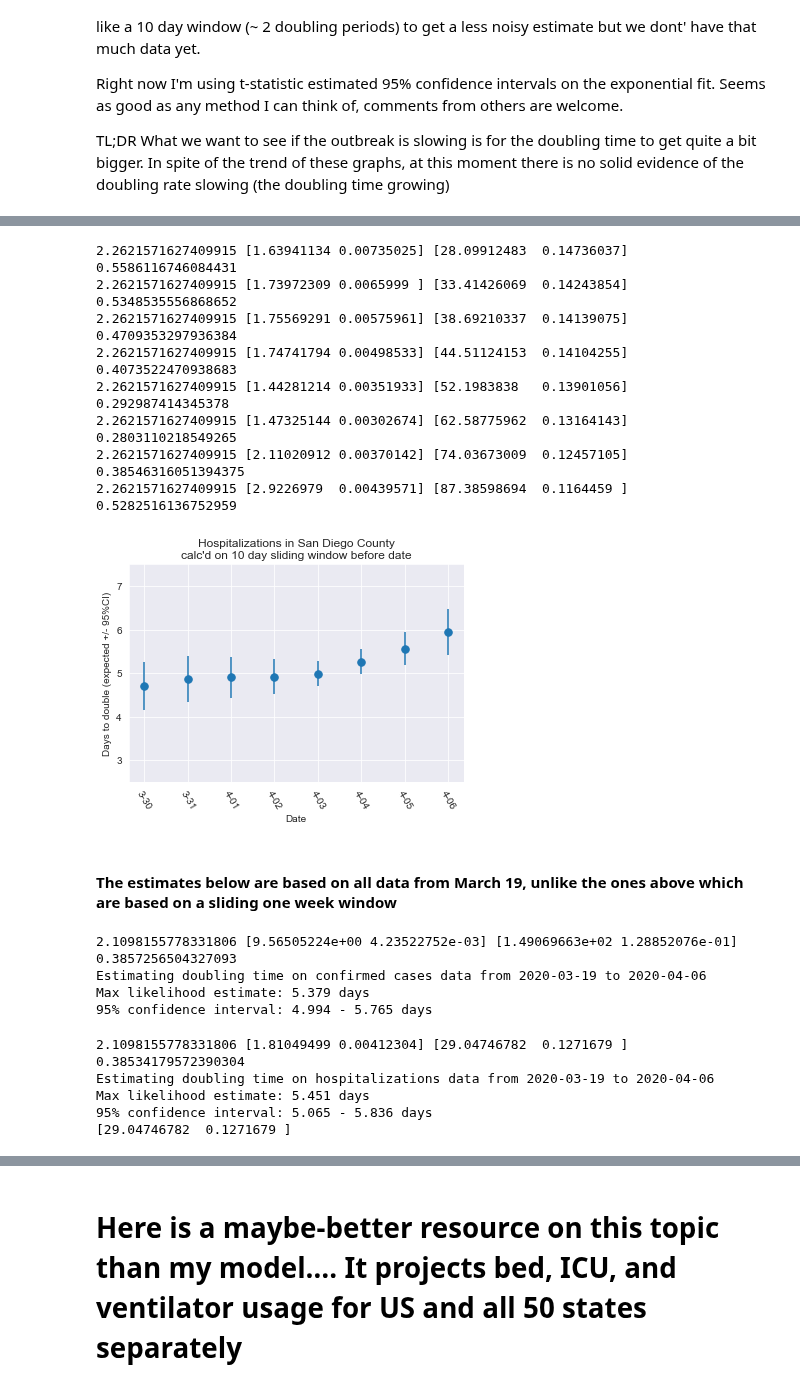
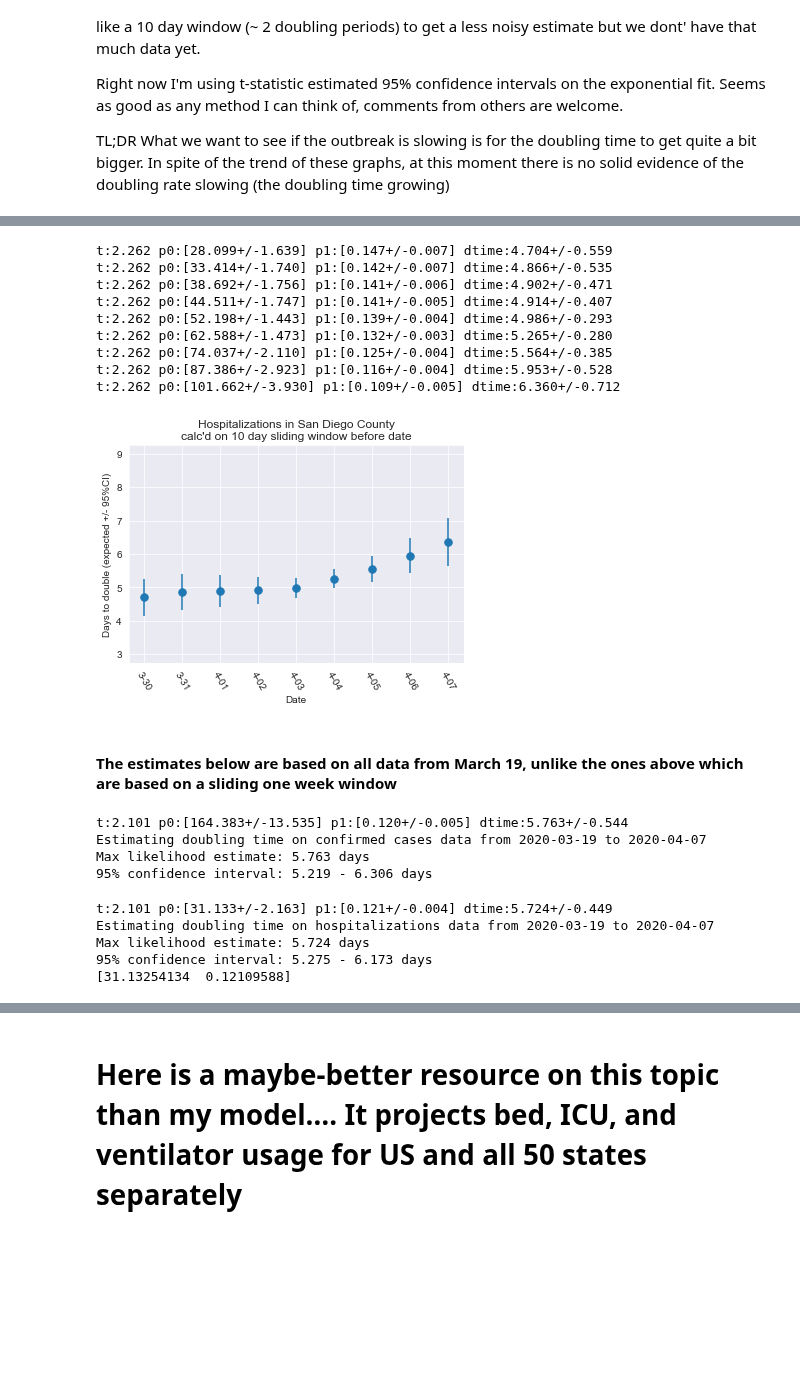
Before and after one commit to jasongfleischer/SanDiegoCountyCOVID19, a Jupyter notebook: San Diego Country Coronavirus History.ipynb, the cells around one changed output, grey strips where cells are left out. Cells and saved outputs as stored; diff of their text form; code cells hidden in the pictures; blank space fills up the shorter version.

```diff
--- a/San Diego Country Coronavirus History.ipynb
+++ b/San Diego Country Coronavirus History.ipynb
@@ -190,7 +190,8 @@ def estimate_doubling_time(data):
     # this is the exponential param's stdev * Student's t correction for small N
     # we also have to convert exponetial param to doubling time
     ci95 = (np.log(2)/(pest[1]-sigmas[1]) - doubling_time)*tval
-    print(tval, sigmas, pest, ci95)
+    print('t:{:4.3f} p0:[{:4.3f}+/-{:4.3f}] p1:[{:4.3f}+/-{:4.3f}] dtime:{:4.3f}+/-{:4.3f}'.format(
+        tval, pest[0], sigmas[0], pest[1], sigmas[1], doubling_time, ci95))
 
     return(doubling_time, ci95, pest, pcov)
 
@@ -312,35 +316,36 @@ plt.savefig('Plots/hospitaldoubling.png',dpi=300);
 # %%
 
 start_calc = '2020-03-30'
 ex = []
 er = []
 ix = []
 
 # calc doubling time in a sliding window backwards 1 week for each day
 for day in hospitalizations[start_calc:].index:
     todate = day
     fromdate = (pd.Timestamp(day)-pd.Timedelta('10 days')).isoformat().split('T')[0]
     doubling_time, ci95, hosp_p_est, hosp_p_cov = estimate_doubling_time(hospitalizations[fromdate:todate])
     ex.append( doubling_time )
     er.append( ci95 )
     ix.append( day[-4:] )
 plt.errorbar( ix, ex, yerr=er, fmt='.', markersize=15)
 plt.title('Hospitalizations in San Diego County\ncalc\'d on 10 day sliding window before date')
 plt.ylabel('Days to double (expected +/- 95%CI)')
 plt.xlabel('Date')
-plt.ylim([2.5, 7.5])
+plt.ylim([2.75, 9.25])
 plt.xticks(rotation=-60)
 plt.savefig('Plots/hospitaldoubling10day.png',dpi=300);
 # %% [output]
-2.2621571627409915 [1.63941134 0.00735025] [28.09912483  0.14736037] 0.5586116746084431
-2.2621571627409915 [1.73972309 0.0065999 ] [33.41426069  0.14243854] 0.5348535556868652
-2.2621571627409915 [1.75569291 0.00575961] [38.69210337  0.14139075] 0.4709353297936384
-2.2621571627409915 [1.74741794 0.00498533] [44.51124153  0.14104255] 0.4073522470938683
-2.2621571627409915 [1.44281214 0.00351933] [52.1983838   0.13901056] 0.292987414345378
-2.2621571627409915 [1.47325144 0.00302674] [62.58775962  0.13164143] 0.2803110218549265
-2.2621571627409915 [2.11020912 0.00370142] [74.03673009  0.12457105] 0.38546316051394375
-2.2621571627409915 [2.9226979  0.00439571] [87.38598694  0.1164459 ] 0.5282516136752959
+t:2.262 p0:[28.099+/-1.639] p1:[0.147+/-0.007] dtime:4.704+/-0.559
+t:2.262 p0:[33.414+/-1.740] p1:[0.142+/-0.007] dtime:4.866+/-0.535
+t:2.262 p0:[38.692+/-1.756] p1:[0.141+/-0.006] dtime:4.902+/-0.471
+t:2.262 p0:[44.511+/-1.747] p1:[0.141+/-0.005] dtime:4.914+/-0.407
+t:2.262 p0:[52.198+/-1.443] p1:[0.139+/-0.004] dtime:4.986+/-0.293
+t:2.262 p0:[62.588+/-1.473] p1:[0.132+/-0.003] dtime:5.265+/-0.280
+t:2.262 p0:[74.037+/-2.110] p1:[0.125+/-0.004] dtime:5.564+/-0.385
+t:2.262 p0:[87.386+/-2.923] p1:[0.116+/-0.004] dtime:5.953+/-0.528
+t:2.262 p0:[101.662+/-3.930] p1:[0.109+/-0.005] dtime:6.360+/-0.712
-[figure, old version]
+[figure, new version]
 # %% [markdown]
 #### The estimates below are based on all data from March 19, unlike the ones above which are based on a sliding one week window
 # %%
@@ -349,10 +354,10 @@ print('Estimating doubling time on confirmed cases data from 2020-03-19 to {}'.f
 print('Max likelihood estimate: {:4.3f} days'.format(doubling_time))
 print('95% confidence interval: {:4.3f} - {:4.3f} days'.format(doubling_time-ci95, doubling_time+ci95))
 # %% [output]
-2.1098155778331806 [9.56505224e+00 4.23522752e-03] [1.49069663e+02 1.28852076e-01] 0.3857256504327093
-Estimating doubling time on confirmed cases data from 2020-03-19 to 2020-04-06
-Max likelihood estimate: 5.379 days
-95% confidence interval: 4.994 - 5.765 days
+t:2.101 p0:[164.383+/-13.535] p1:[0.120+/-0.005] dtime:5.763+/-0.544
+Estimating doubling time on confirmed cases data from 2020-03-19 to 2020-04-07
+Max likelihood estimate: 5.763 days
+95% confidence interval: 5.219 - 6.306 days
 # %%
 doubling_time, ci95, hosp_p_est, hosp_p_cov = estimate_doubling_time(hospitalizations)
 print('Estimating doubling time on hospitalizations data from 2020-03-19 to {}'.format(today))
@@ -360,11 +365,11 @@ print('Max likelihood estimate: {:4.3f} days'.format(doubling_time))
 print('95% confidence interval: {:4.3f} - {:4.3f} days'.format(doubling_time-ci95, doubling_time+ci95))
 print(hosp_p_est)
 # %% [output]
-2.1098155778331806 [1.81049499 0.00412304] [29.04746782  0.1271679 ] 0.38534179572390304
-Estimating doubling time on hospitalizations data from 2020-03-19 to 2020-04-06
-Max likelihood estimate: 5.451 days
-95% confidence interval: 5.065 - 5.836 days
-[29.04746782  0.1271679 ]
+t:2.101 p0:[31.133+/-2.163] p1:[0.121+/-0.004] dtime:5.724+/-0.449
+Estimating doubling time on hospitalizations data from 2020-03-19 to 2020-04-07
+Max likelihood estimate: 5.724 days
+95% confidence interval: 5.275 - 6.173 days
+[31.13254134  0.12109588]
 # %%
 doubling_time, ci95, icu_p_est, icu_p_cov = estimate_doubling_time(icu['2020-03-21':])
 print('Estimating doubling time on ICU bed data from 2020-03-21 (first day ICU beds recorded) to {}'.format(today))
```
Also changed, not shown: parts of 17 cells of this notebook, 11 other files.
